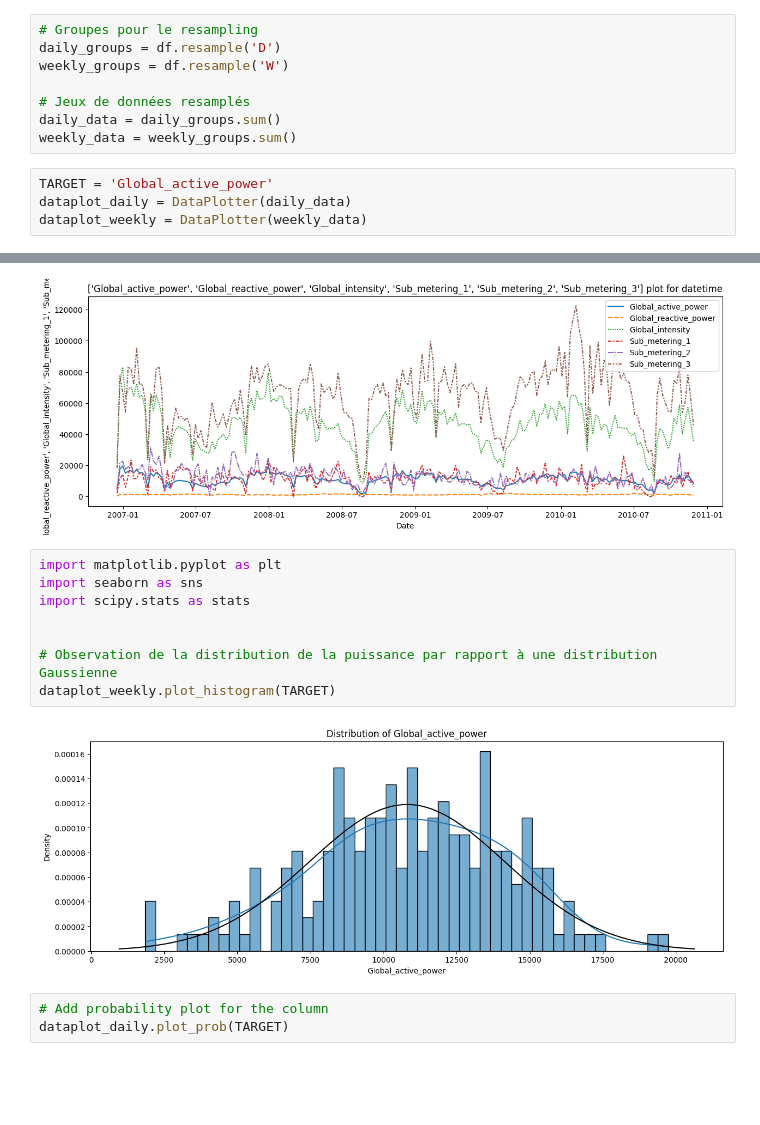
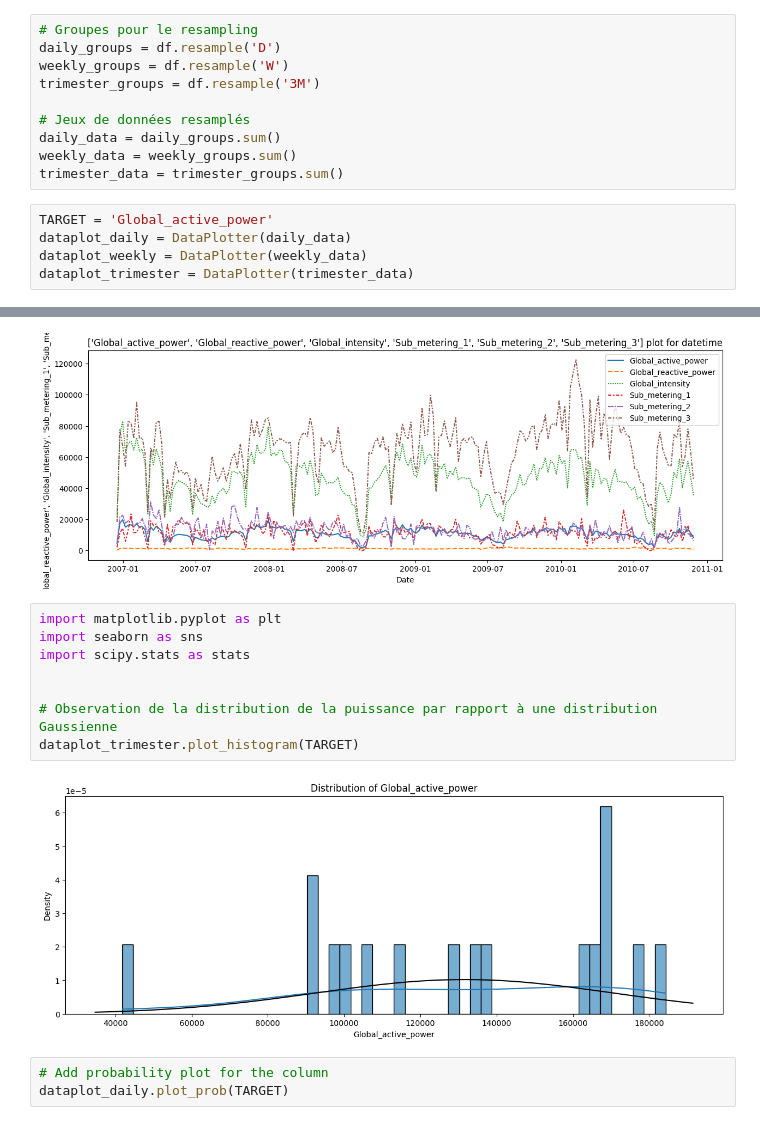
Before and after one commit to sarrabenyahia/ML-DL-time-series, a Jupyter notebook: src/notebook.ipynb, the cells around one changed output, grey strips where cells are left out. Saved outputs shown, nothing was run; the diff lists cells and outputs as text; blank space fills up the shorter version.

```diff
--- a/src/notebook.ipynb
+++ b/src/notebook.ipynb
@@ -175,14 +122,17 @@ from class_sarra import DataPlotter
 # Groupes pour le resampling
 daily_groups = df.resample('D')
 weekly_groups = df.resample('W')
+trimester_groups = df.resample('3M')
 
 # Jeux de données resamplés
 daily_data = daily_groups.sum()
 weekly_data = weekly_groups.sum()
+trimester_data = trimester_groups.sum()
 # %%
 TARGET = 'Global_active_power'
 dataplot_daily = DataPlotter(daily_data)
 dataplot_weekly = DataPlotter(weekly_data)
+dataplot_trimester = DataPlotter(trimester_data)
 # %%
 # Plotting de la target par jour
 dataplot_daily.plotTS(TARGET)
@@ -206,13 +156,13 @@ dataplot_weekly.plotTS([i for i in cols if i not in ['Voltage','year','day','mon
 # %%
 import matplotlib.pyplot as plt
 import seaborn as sns
 import scipy.stats as stats
 
 
 # Observation de la distribution de la puissance par rapport à une distribution Gaussienne
-dataplot_weekly.plot_histogram(TARGET)
+dataplot_trimester.plot_histogram(TARGET)
 # %% [output]
-[figure, old version]
+[figure, new version]
 # %%
 # Add probability plot for the column
 dataplot_daily.plot_prob(TARGET)
```
Also changed, not shown: parts of 10 cells of this notebook, 1 other file.
